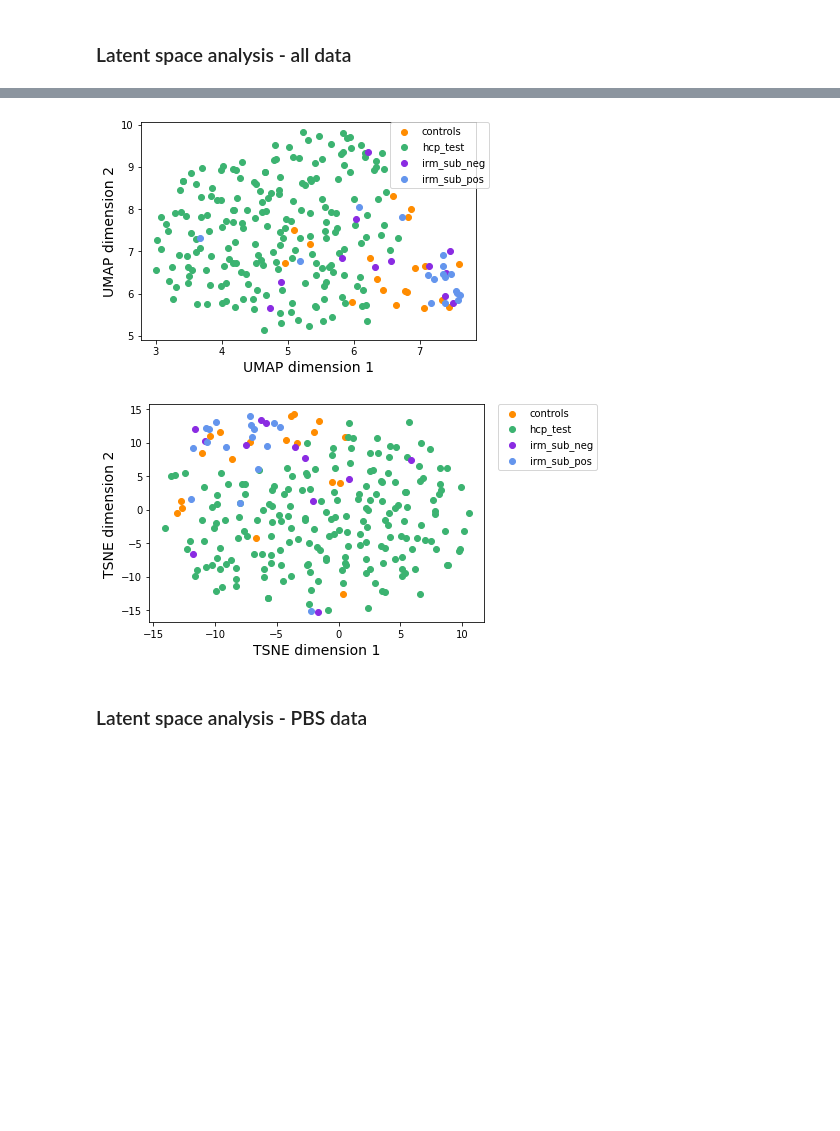
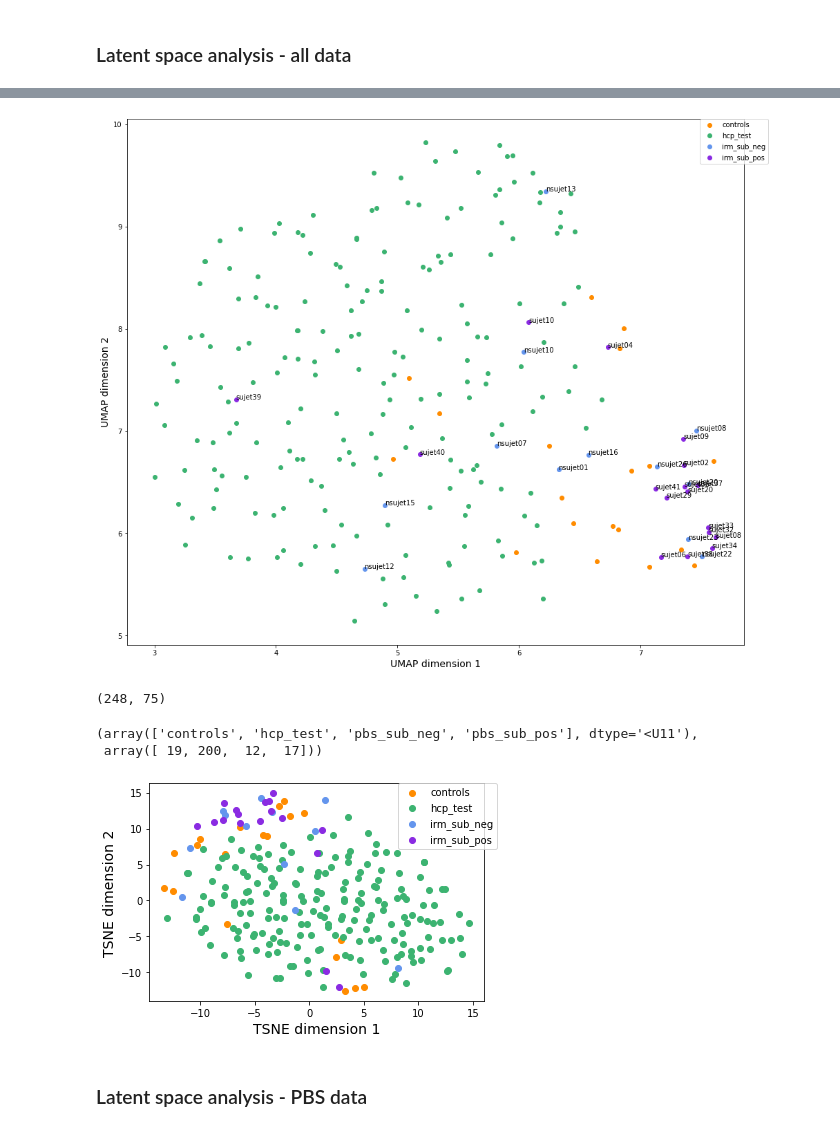
Before and after one commit to neurospin-projects/2022_lguillon_rare_folding_detection, a Jupyter notebook: notebooks/pbs_analysis_rightH_only.ipynb, the cells around one changed output, grey strips where cells are left out. Saved outputs shown, nothing was run; the diff lists cells and outputs as text; code cells hidden in the pictures; blank space fills up the shorter version.

```diff
--- a/notebooks/pbs_analysis_rightH_only.ipynb
+++ b/notebooks/pbs_analysis_rightH_only.ipynb
@@ -88,7 +88,7 @@ print(os.path.join(data_dir, "controls", data_path, "Rdistmap.npy"))
 pbs_data = pd.read_csv('/neurospin/dico/lguillon/distmap/PBS/data/pbs_cohort.csv')
 # %%
 pbs_neg_handedness = pd.DataFrame()
-pbs_handedness = pbs_data[['subject', 'group', 'IRM.1', 'handedness']]
+pbs_handedness = pbs_data[['subject', 'group', 'IRM.1', 'handedness', 'lesion_side']]
 # pbs_neg_handedness = pbs_handedness[(pbs_handedness['IRM.1']=='negative') & (pbs_handedness['group']=='patients')]
 # pbs_pos_handedness = pbs_handedness[pbs_handedness['IRM.1']=='positive'].reset_index(drop=True)
 # %%
@@ -222,0 +214,11 @@ df_encoded_rightH.head()
+# %%
+df_latent = pd.DataFrame()
+df_var = pd.DataFrame()
+for k in range(75):
+    latent_k = []
+    var_k = []
+    for i in range(len(df_encoded_rightH)):
+        latent_k.append(df_encoded_rightH['latent'][i][k])
+        var_k.append(df_encoded_rightH['var'][i][k])
+    df_latent[str(k)] = latent_k
+    df_var[str(k)] = var_k
@@ -357,3 +363,5 @@ labels = np.array(['hcp_test' for k in range(200)] +
                   ['controls' for k in range(len(deletion_controls))] +
                   ['pbs_sub_neg' for k in range(len(deletion_pbs_sub_neg))] +
                   ['pbs_sub_pos' for k in range(len(deletion_pbs_sub_pos))])
+# %%
+pbs_handedness_right = pbs_handedness[pbs_handedness.handedness=='D']
@@ -360,3 +396,12 @@ labels = np.array(['hcp_test' for k in range(200)] +
+# %%
+lesion_side = []
+for k in range(len(df_encoded_rightH)):
+    if df_encoded_rightH['group'][k]!='hcp_test':
+        sub = df_encoded_rightH['sub'][k]
+        lesion_side.append(pbs_handedness_right[pbs_handedness_right['subject']==sub].lesion_side.values[0])
+    else:
+        sub = df_encoded_rightH['sub'][k]
+        lesion_side.append('')
 # %%
 reducer = umap.UMAP(n_neighbors=35, random_state=15)
 embedding = reducer.fit_transform(X_all)
@@ -363,40 +455,51 @@ embedding = reducer.fit_transform(X_all)
 # %%
 arr = embedding
 color_dict = {'hcp_test':'mediumseagreen', 'controls': 'darkorange',
-              'pbs_sub_neg':'blueviolet','pbs_sub_pos':'cornflowerblue'}
+              'pbs_sub_neg':'cornflowerblue','pbs_sub_pos':'blueviolet'}
 
-fig = plt.figure(figsize=(6,4))
+fig = plt.figure(figsize=(16,14))
 ax = fig.subplots()
 
 for g in np.unique(labels):
     ix = np.where(labels == g)
     x = [arr[ix][k][0] for k in range(len(ix[0]))]
     y = [arr[ix][k][1] for k in range(len(ix[0]))]
     if g=='pbs_sub_pos':
         g_lab= f"irm_sub_pos"
     elif g=='pbs_sub_neg':
         g_lab = 'irm_sub_neg'
     else:
         g_lab= f"{g}"
     ax.scatter(x, y, c = color_dict[g], label = g_lab, alpha=1)
 
+
+for i, txt in enumerate(list(df_encoded_rightH['sub'])):
+    if df_encoded_rightH[['sub','group']].loc[i]['group']=='pbs_sub_neg' or df_encoded_rightH[['sub','group']].loc[i]['group']=='pbs_sub_pos':
+        ax.annotate(txt, (embedding[i][0], embedding[i][1]))
+
 plt.legend(bbox_to_anchor=(1.04,1), borderaxespad=0)
-
-# for i, txt in enumerate(list(deletion_ccd_subjects['sub'])):
-#         ax.annotate(txt, (embedding[207:][i][0], embedding[207:][i][1]))
 
 plt.xlabel(f'UMAP dimension 1', fontsize=14)
 plt.ylabel(f'UMAP dimension 2', fontsize=14)
 plt.show()
 # %% [output]
-[figure, old version]
+[figure, new version]
+# %%
+X_all.shape
+# %% [output]
+(248, 75)
+# %%
+np.unique(labels, return_counts=True)
+# %% [output]
+(array(['controls', 'hcp_test', 'pbs_sub_neg', 'pbs_sub_pos'], dtype='<U11'),
+ array([ 19, 200,  12,  17]))
 # %%
 from sklearn.manifold import TSNE
 X_embedded = TSNE(n_components=2).fit_transform(X_all)
 # %%
 arr = X_embedded
 color_dict = {'hcp_test':'mediumseagreen', 'controls': 'darkorange',
-              'pbs_sub_neg':'blueviolet','pbs_sub_pos':'cornflowerblue'}
+              'pbs_sub_neg':'cornflowerblue','pbs_sub_pos':'blueviolet'}
 
 fig = plt.figure(figsize=(6,4))
 ax = fig.subplots()
@@ -419,7 +522,7 @@ plt.xlabel(f'TSNE dimension 1', fontsize=14)
 plt.ylabel(f'TSNE dimension 2', fontsize=14)
 plt.show()
 # %% [output]
-[figure, old version]
+[figure, new version]
 # %% [markdown]
 ### Latent space analysis - PBS data
 # %%
```
Also changed, not shown: parts of 50 cells of this notebook, 4 other files.
